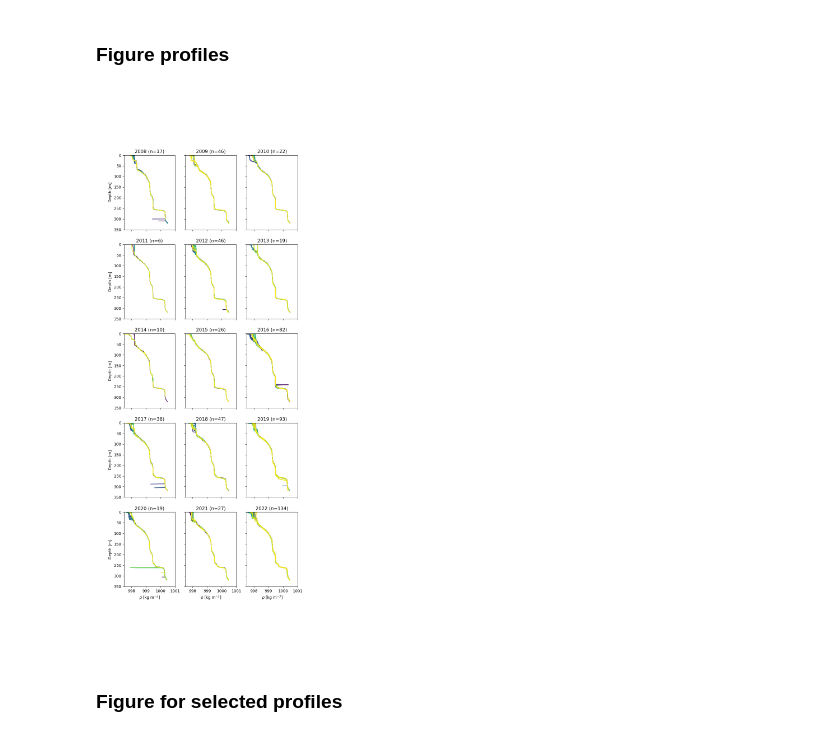
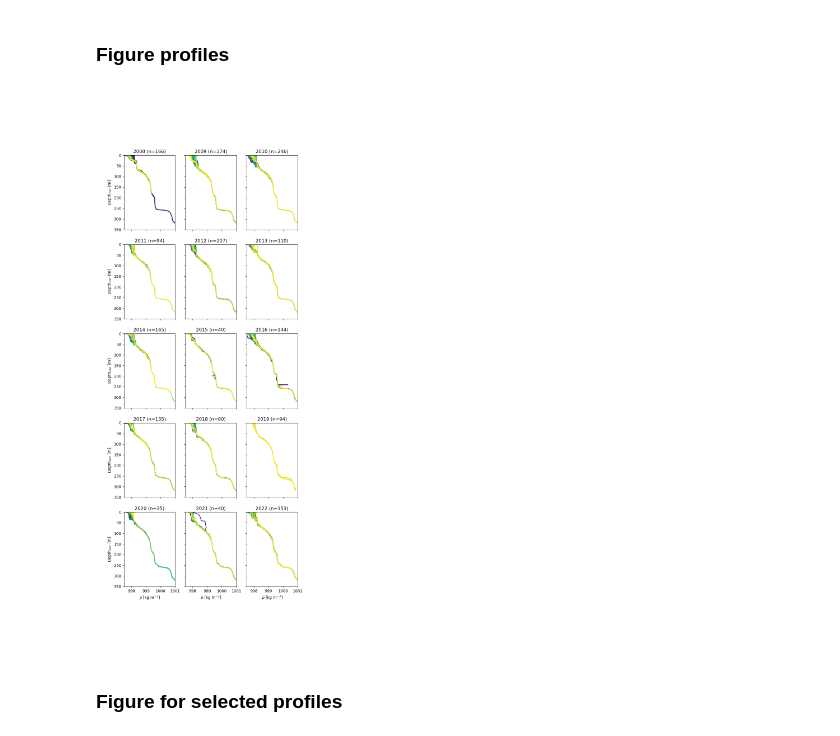
Before and after one commit to tdoda/lake-kivu-ctd-database, a Jupyter notebook: notebooks/Plot Data_TD.ipynb, the cells around one changed output. Drawn from its saved outputs; the diff is of its cells as text; code cells hidden in the pictures.

```diff
--- a/notebooks/Plot Data_TD.ipynb
+++ b/notebooks/Plot Data_TD.ipynb
@@ -242,12 +263,12 @@ plt.colorbar(pscat)
 # %% [markdown]
 # 3.a. All raw profiles (Level 2A)
 # %%
-foldername='../data/Level2A_TD/'
+foldername='../data/Level2A_TD/Government/'
 filename_list=os.listdir(foldername)
 # %% [markdown]
 ### Detect conductivity peak
 # %%
-tyear_all=np.arange(2008,2023,1)
+tyear_all=np.arange(2008,2010,1)
 airpress=[]
 press_firstpeak=[]
 press_lastpeak=[]
@@ -388,11 +396,11 @@ for kyear in tyear:
 ### Combine all the profiles deeper than the main chemocline
 # %%
 first = True
-dmin=260
-#dmin=1
+#dmin=260
+dmin=1
 for file in files:
     nc = netCDF4.Dataset(os.path.join(folder, file), mode='r', format='NETCDF4_CLASSIC')
-    d = nc.variables["depth_ref"][:]
+    d = nc.variables["depth_interp"][:]
     rho = nc.variables["rho"][:]
     indkeep=[]
     # Remove small profiles:
@@ -404,6 +412,8 @@ for file in files:
     if first:
         rho_all = rho_keep
         t_all = nc.variables["time"][indkeep]
+        press_all=nc.variables["Press"][:,indkeep]
+        rawdepth_all=nc.variables["depth"][:,indkeep]
         temp_all = nc.variables["Temp"][:,indkeep]
         cond_all = nc.variables["Cond"][:,indkeep]
         turb_all = nc.variables["Turb"][:,indkeep]
@@ -416,6 +426,8 @@ for file in files:
     else:
         rho_all = np.concatenate((rho_all, rho_keep), axis=1)
         t_all = np.concatenate((t_all, nc.variables["time"][:][indkeep]), axis=0)
+        press_all=np.concatenate((press_all, nc.variables["Press"][:][:,indkeep]), axis=1)
+        rawdepth_all=np.concatenate((rawdepth_all, nc.variables["depth"][:][:,indkeep]), axis=1)
         temp_all = np.concatenate((temp_all, nc.variables["Temp"][:][:,indkeep]), axis=1)
         cond_all = np.concatenate((cond_all, nc.variables["Cond"][:][:,indkeep]), axis=1)
         turb_all = np.concatenate((turb_all, nc.variables["Turb"][:][:,indkeep]), axis=1)
@@ -427,10 +439,14 @@ for file in files:
 
 t_date_all = np.array([datetime.utcfromtimestamp(k) for k in t_all.data])
 # %%
-# Remove wrong profiles on 17.03.2020
-valrem=np.logical_and(t_date_all>datetime(2020,3,17),t_date_all<datetime(2020,3,18))
+# Remove wrong profiles
+#dateperiod_rem=[datetime(2021,3,6,10,30,0),datetime(2021,3,6,11,0,0)]
+#valrem=np.logical_and(t_date_all>dateperiod_rem[0],t_date_all<dateperiod_rem[1])
+valrem=np.full(len(t_date_all),False)
 rho_all=np.delete(rho_all,valrem,axis=1)
 t_all=np.delete(t_all,valrem)
+press_all=np.delete(press_all,valrem,axis=1)
+rawdepth_all=np.delete(rawdepth_all,valrem,axis=1)
 temp_all=np.delete(temp_all,valrem,axis=1)
 cond_all=np.delete(cond_all,valrem,axis=1)
 turb_all=np.delete(turb_all,valrem,axis=1)
@@ -500,35 +516,44 @@ fig.savefig("Figures/time_series_grid.png",dpi=400)
 # %%
 tyear=np.arange(2008,2023,1)
 ylimval=[0,350]
 xlimval=[997.5,1001]
 fig,ax = plt.subplots(math.ceil(len(tyear)/3),3,figsize=(8,20),sharex='all',sharey='all')
 count=0
 drho=0
 
 for kyear in tyear:
     pdens=[]
     krow=math.floor(count/3)
     kcol=count%3 # Modulo
     rhoyear=rho_all[:,np.logical_and(t_date_all>=datetime(tyear[count],1,1),t_date_all<datetime(tyear[count]+1,1,1))]
+    depthyear=rawdepth_all[:,np.logical_and(t_date_all>=datetime(tyear[count],1,1),t_date_all<datetime(tyear[count]+1,1,1))]
+    pressyear=press_all[:,np.logical_and(t_date_all>=datetime(tyear[count],1,1),t_date_all<datetime(tyear[count]+1,1,1))]
     dateyear=t_date_all[np.logical_and(t_date_all>=datetime(tyear[count],1,1),t_date_all<datetime(tyear[count]+1,1,1))]
     doy=[i.timetuple().tm_yday for i in dateyear]
     doyunique,doyind,=np.unique(doy,return_index=True)
     Cmap=plt.get_cmap('viridis',len(rhoyear[0,:]))
     for kprof in np.arange(len(rhoyear[0,:])):
-        hplot,=ax[krow,kcol].plot(rhoyear[:,kprof]+kprof*drho,d_all,color=Cmap(kprof))
-        pdens.append(hplot)
+        if kyear!=2019:
+            #hplot,=ax[krow,kcol].plot(rhoyear[:,kprof]+kprof*drho,pressyear[:,kprof],color=Cmap(kprof))
+            hplot,=ax[krow,kcol].plot(rhoyear[:,kprof]+kprof*drho,d_all,color=Cmap(kprof))
+            pdens.append(hplot)
+        elif dateyear[kprof].month==10:
+            hplot,=ax[krow,kcol].plot(rhoyear[:,kprof]+kprof*drho,d_all,color=Cmap(kprof))
+            pdens.append(hplot)
+
     ax[krow,kcol].set_title(str(kyear)+" (n="+str(len(rhoyear[0,:]))+")")
     ax[krow,kcol].set_ylim(ylimval[0],ylimval[1])
     ax[krow,kcol].set_xlim(xlimval[0],xlimval[1])
     ax[krow,kcol].invert_yaxis()
     if kcol==0:
-        ax[krow,kcol].set_ylabel('Depth [m]')
+        ax[krow,kcol].set_ylabel('Depth$_{\\rm corr}$ [m]')
     if krow==math.ceil(len(tyear)/3)-1:
         ax[krow,kcol].set_xlabel('$\\rho$ [kg m$^{-3}$]')
     #indselect=np.linspace(0,len(rhoyear[0,:])-1,5).astype(int)
     indselect=doyind
-    #ax[krow,kcol].legend(handles=[pdens[i] for i in  indselect],labels=[dateyear[i].strftime('%d %b') for i in  indselect],fontsize=8)
+#     if kyear==2019:
+#         ax[krow,kcol].legend(handles=[pdens[i] for i in  indselect],labels=[dateyear[i].strftime('%d %b') for i in  indselect],fontsize=8)
     count=count+1
 # %% [output]
-[figure, old version]
+[figure, new version]
 # %%
```
Also changed, not shown: parts of 21 cells of this notebook, 8 other files.
